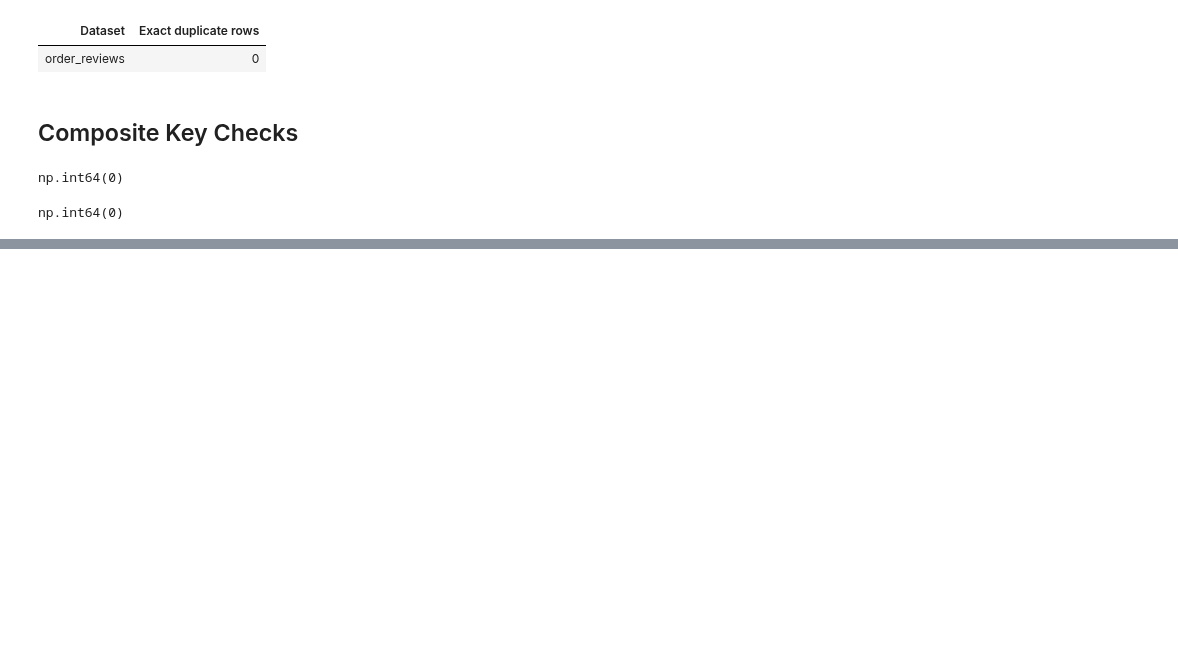
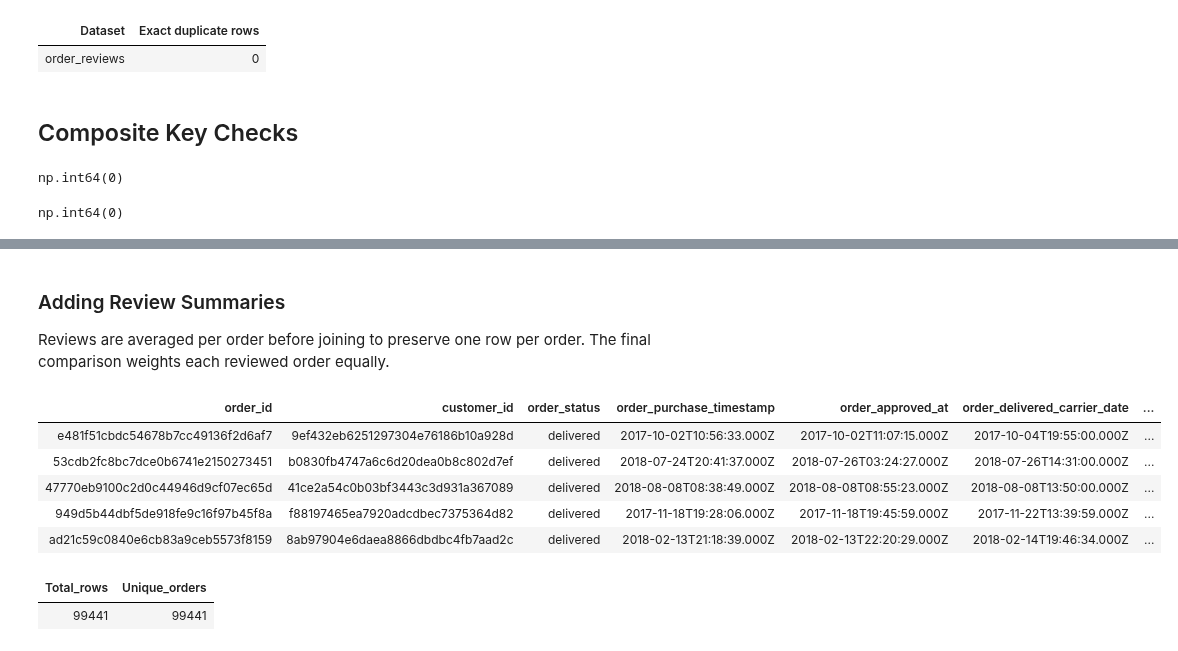
Before and after one commit to utsahpradhan/olist-marketplace-analytics, a Jupyter notebook: Olist_Analysis.ipynb, the cells around one changed output, grey strips where cells are left out. Cells and saved outputs as stored; diff of their text form; code cells hidden in the pictures; blank space fills up the shorter version.

```diff
--- a/Olist_Analysis.ipynb
+++ b/Olist_Analysis.ipynb
@@ -850,0 +1077,47 @@ np.int64(0)
+# %% [markdown]
+### Adding Review Summaries
+Reviews are averaged per order before joining to preserve one row per order. The final comparison weights each reviewed order equally.
+# %%
+%sql
+CREATE OR REPLACE TEMP VIEW orders_with_items_plus_payment_plus_review AS
+WITH Review_summary AS (
+  SELECT
+    order_id,
+    ROUND(AVG(review_score), 2) AS Average_review_score,
+    COUNT(*) AS Review_count
+  FROM
+    order_reviews
+  GROUP BY
+    order_id
+)
+SELECT
+  owipp.*,
+  rs.Average_review_score,
+  rs.Review_count
+FROM
+  orders_with_items_plus_payment owipp
+    LEFT JOIN Review_summary rs
+      ON owipp.order_id = rs.order_id;
+
+SELECT
+  *
+FROM
+  orders_with_items_plus_payment_plus_review
+limit 5
+# %% [output]
+| order_id | customer_id | order_status | order_purchase_timestamp | order_approved_at | order_delivered_carrier_date | ... |
+| e481f51cbdc54678b7cc49136f2d6af7 | 9ef432eb6251297304e76186b10a928d | delivered | 2017-10-02T10:56:33.000Z | 2017-10-02T11:07:15.000Z | 2017-10-04T19:55:00.000Z | ... |
+| 53cdb2fc8bc7dce0b6741e2150273451 | b0830fb4747a6c6d20dea0b8c802d7ef | delivered | 2018-07-24T20:41:37.000Z | 2018-07-26T03:24:27.000Z | 2018-07-26T14:31:00.000Z | ... |
+| 47770eb9100c2d0c44946d9cf07ec65d | 41ce2a54c0b03bf3443c3d931a367089 | delivered | 2018-08-08T08:38:49.000Z | 2018-08-08T08:55:23.000Z | 2018-08-08T13:50:00.000Z | ... |
+| 949d5b44dbf5de918fe9c16f97b45f8a | f88197465ea7920adcdbec7375364d82 | delivered | 2017-11-18T19:28:06.000Z | 2017-11-18T19:45:59.000Z | 2017-11-22T13:39:59.000Z | ... |
+| ad21c59c0840e6cb83a9ceb5573f8159 | 8ab97904e6daea8866dbdbc4fb7aad2c | delivered | 2018-02-13T21:18:39.000Z | 2018-02-13T22:20:29.000Z | 2018-02-14T19:46:34.000Z | ... |
+# %%
+%sql
+SELECT
+  COUNT(*) AS Total_rows,
+  COUNT(DISTINCT order_id) AS Unique_orders
+FROM
+  orders_with_items_plus_payment_plus_review;
+# %% [output]
+| Total_rows | Unique_orders |
+| 99441 | 99441 |
```
Also changed, not shown: parts of 41 cells of this notebook.
